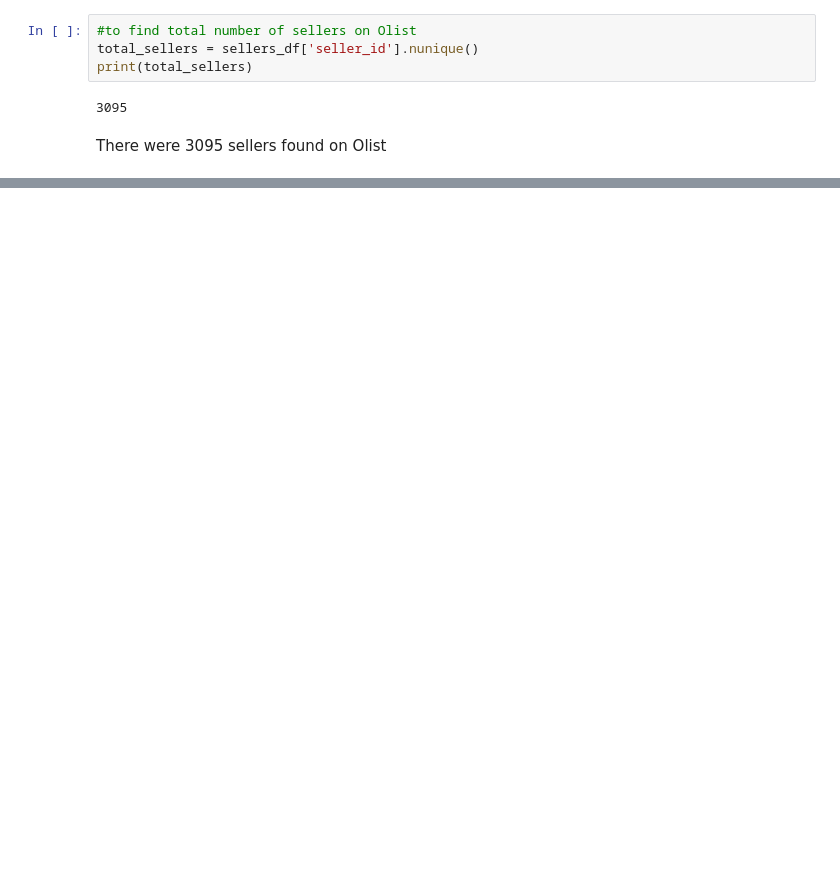
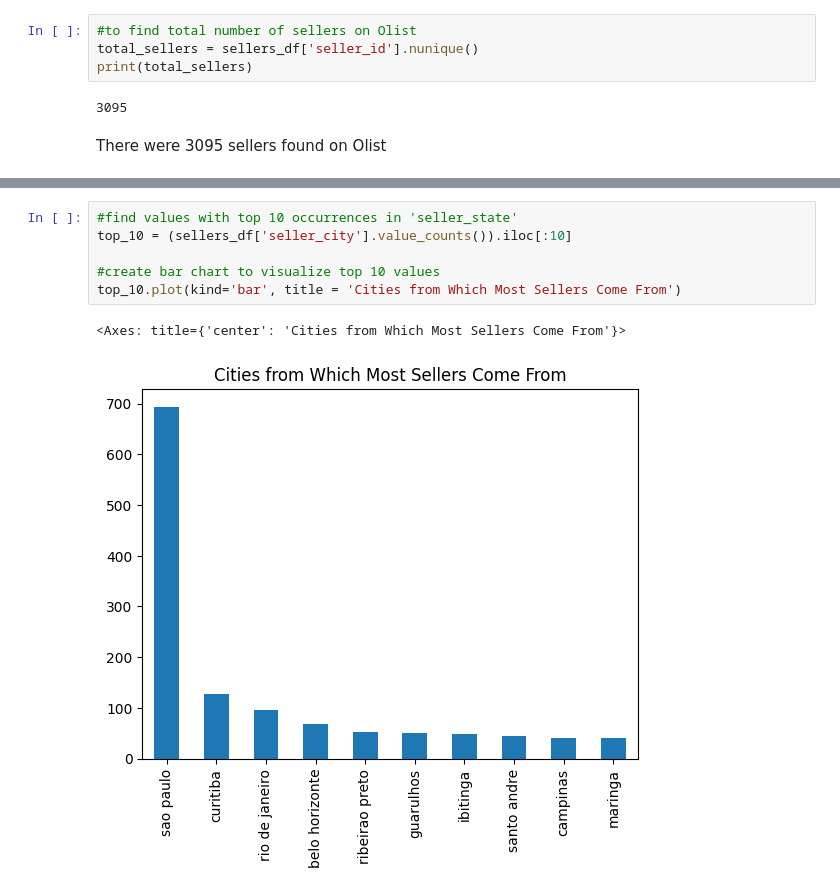
Before and after one commit to kanjamwingirwa/Olist, a Jupyter notebook: Olist_Analysis_Final.ipynb, the cells around one changed output, grey strips where cells are left out. Drawn from its saved outputs; the diff is of its cells as text; blank space fills up the shorter version.

```diff
--- a/Olist_Analysis_Final.ipynb
+++ b/Olist_Analysis_Final.ipynb
@@ -1182,0 +890,9 @@ KeyError: ignored
+# %%
+#find values with top 10 occurrences in 'seller_state'
+top_10 = (sellers_df['seller_city'].value_counts()).iloc[:10]
+
+#create bar chart to visualize top 10 values
+top_10.plot(kind='bar', title = 'Cities from Which Most Sellers Come From')
+# %% [output]
+<Axes: title={'center': 'Cities from Which Most Sellers Come From'}>
+[figure, added]
```
Also changed, not shown: parts of 89 cells of this notebook.
